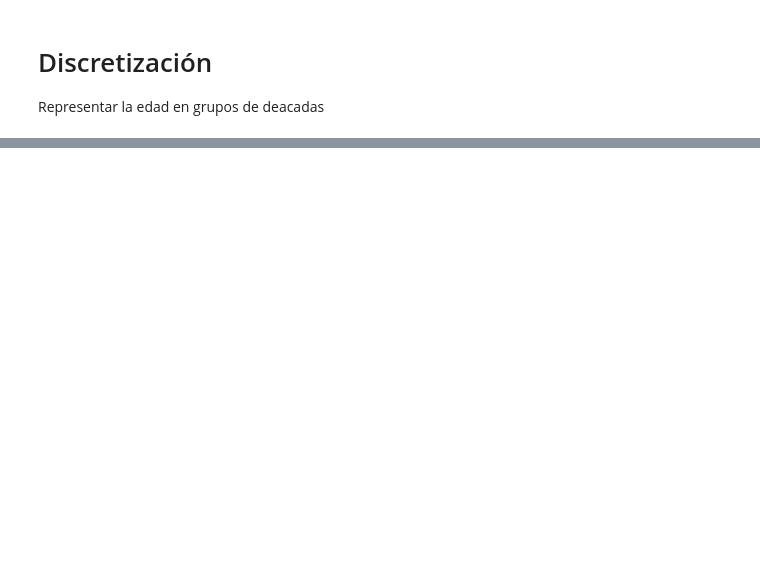
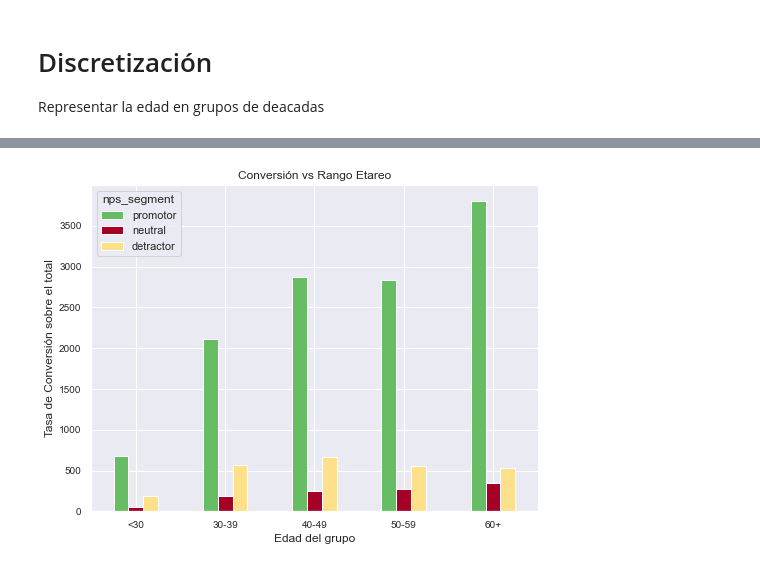
Before and after one commit to adelgado24/UCEMA_POO, a Jupyter notebook: 05-viz/01_eda_nps_ejercicio.ipynb, the cells around one changed output, grey strips where cells are left out. Drawn from its saved outputs; the diff is of its cells as text; code cells hidden in the pictures; blank space fills up the shorter version.

```diff
--- a/05-viz/01_eda_nps_ejercicio.ipynb
+++ b/05-viz/01_eda_nps_ejercicio.ipynb
@@ -417,0 +469,16 @@ Representar la edad en grupos de deacadas
+# %%
+#primero crear la columna según regla de edad
+
+lst = [df]
+for column in lst:
+    column.loc[column["AGE"] < 30,  'grupo_edad'] = 20
+    column.loc[(column["AGE"] >= 30) & (column["AGE"] <= 39), 'grupo_edad'] = 30
+    column.loc[(column["AGE"] >= 40) & (column["AGE"] <= 49), 'grupo_edad'] = 40
+    column.loc[(column["AGE"] >= 50) & (column["AGE"] <= 59), 'grupo_edad'] = 50
+    column.loc[column["AGE"] >= 60, 'grupo_edad'] = 60
+
+#luego crosstab
+
+per_edad = pd.crosstab(df['nps_segment'],df['grupo_edad'])
+per_edad = per_edad.T
+per_edad
@@ -422,11 +497,13 @@ per_edad
 # %%
 rcParams['figure.figsize'] = 8,6
 plt.rc('xtick', labelsize=10)
 plt.rc('ytick', labelsize=10)
 sns.set_style("darkgrid")
-#.plot(kind = 'bar',color = paleta)
+plot_age = per_edad[["promotor","neutral", "detractor"]].plot(kind = 'bar',color = paleta)
 plt.xlabel('Edad del grupo')
 plt.ylabel('Tasa de Conversión sobre el total')
 plt.xticks(np.arange(5), ('<30', '30-39', '40-49', '50-59', '60+'),rotation = 'horizontal')
 plt.title('Conversión vs Rango Etareo')
 plt.show()
+# %% [output]
+[figure, added]
```
Also changed, not shown: parts of 14 cells of this notebook, 1 other file.
